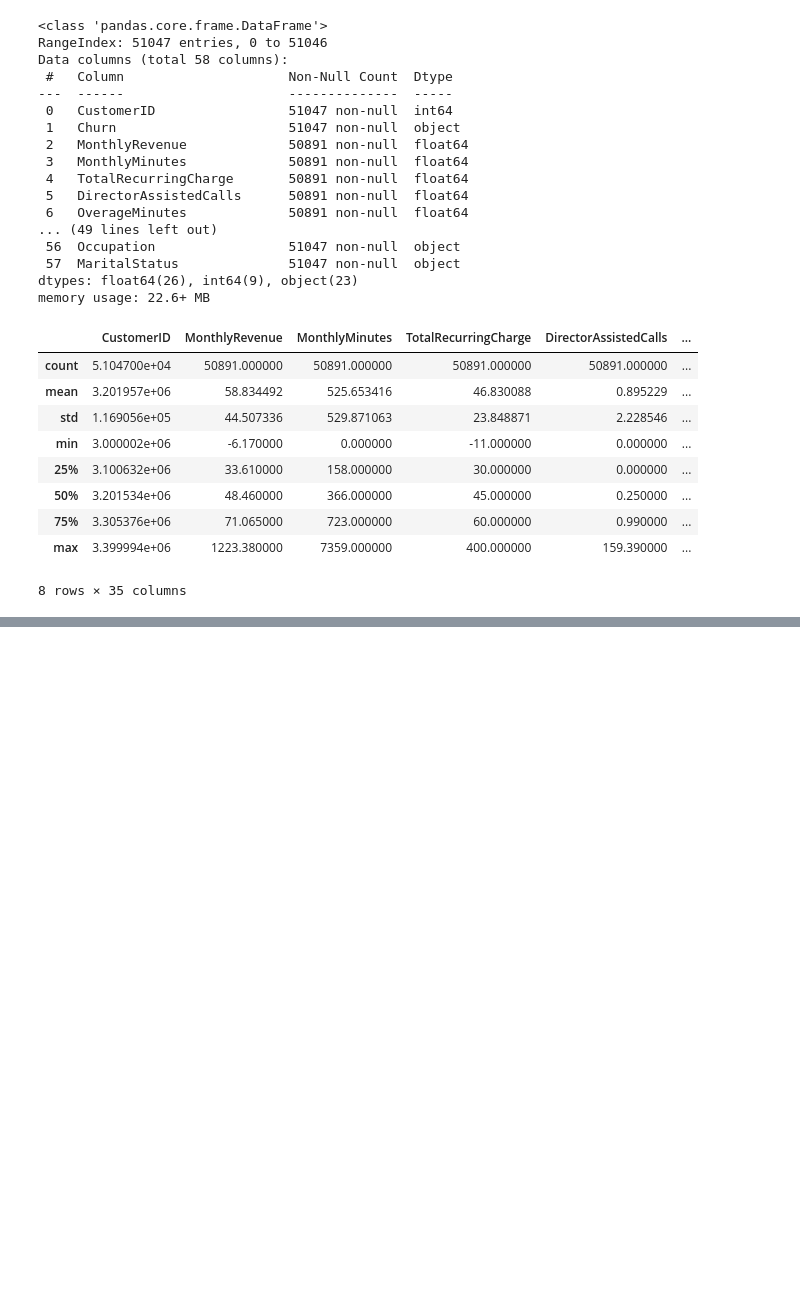
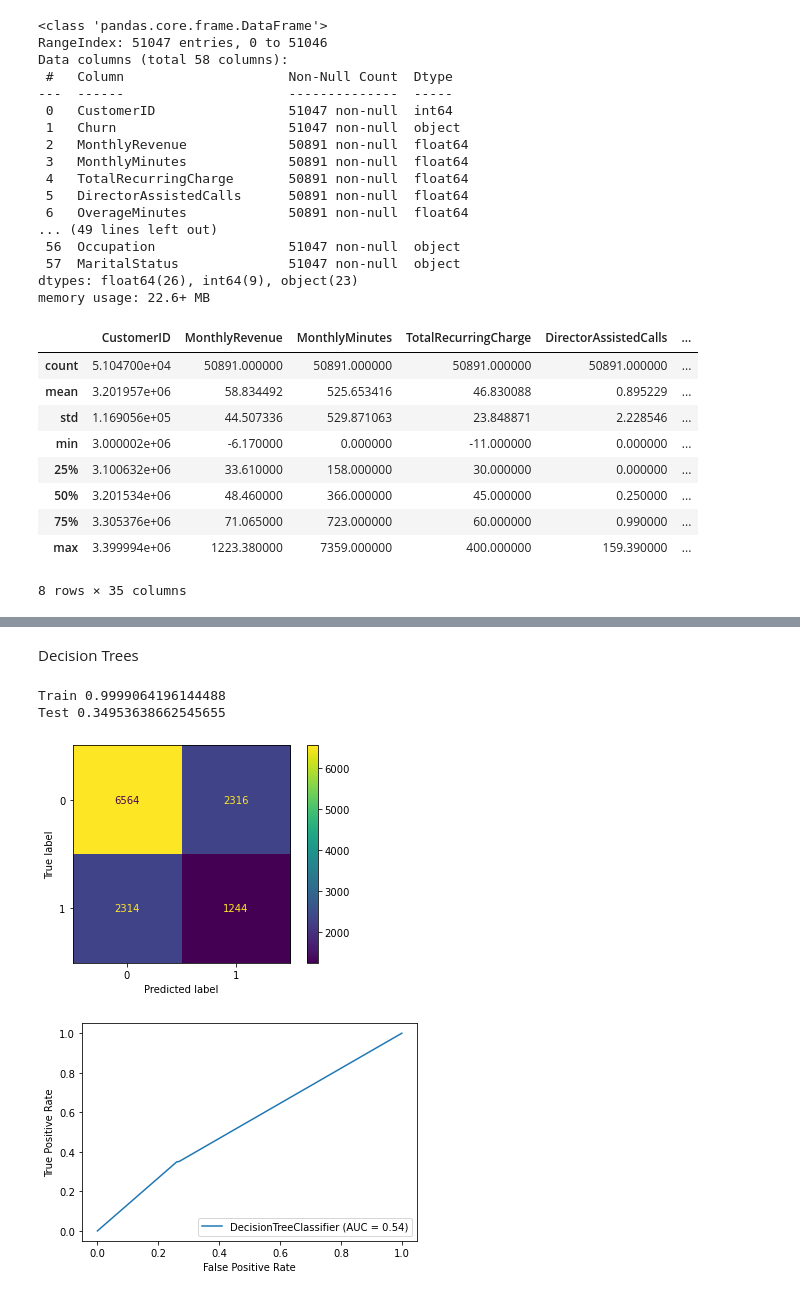
Before and after one commit to chris-helmerson/Cellular_Customer_Churn_Prediction, a Jupyter notebook: EDA.ipynb, the cells around one changed output, grey strips where cells are left out. Cells and saved outputs as stored; diff of their text form; code cells hidden in the pictures; blank space fills up the shorter version.

```diff
--- a/EDA.ipynb
+++ b/EDA.ipynb
@@ -75,0 +186,16 @@ df.describe()
+# %% [markdown]
+Decision Trees
+# %%
+clf = DecisionTreeClassifier(min_impurity_decrease=.000003)
+clf.fit(x_train_scaled, y_train)
+y_hat_train = clf.predict(x_train_scaled)
+y_hat_test = clf.predict(x_test_scaled)
+print(f'Train {f1_score(y_train, y_hat_train)}')
+print(f'Test {f1_score(y_test, y_hat_test)}')
+plot_confusion_matrix(clf, x_test_scaled, y_test);
+plot_roc_curve(clf, x_test_scaled, y_test);
+# %% [output]
+Train 0.9999064196144488
+Test 0.34953638662545655
+[figure, added]
+[figure, added]
```
Also changed, not shown: parts of 20 cells of this notebook.
